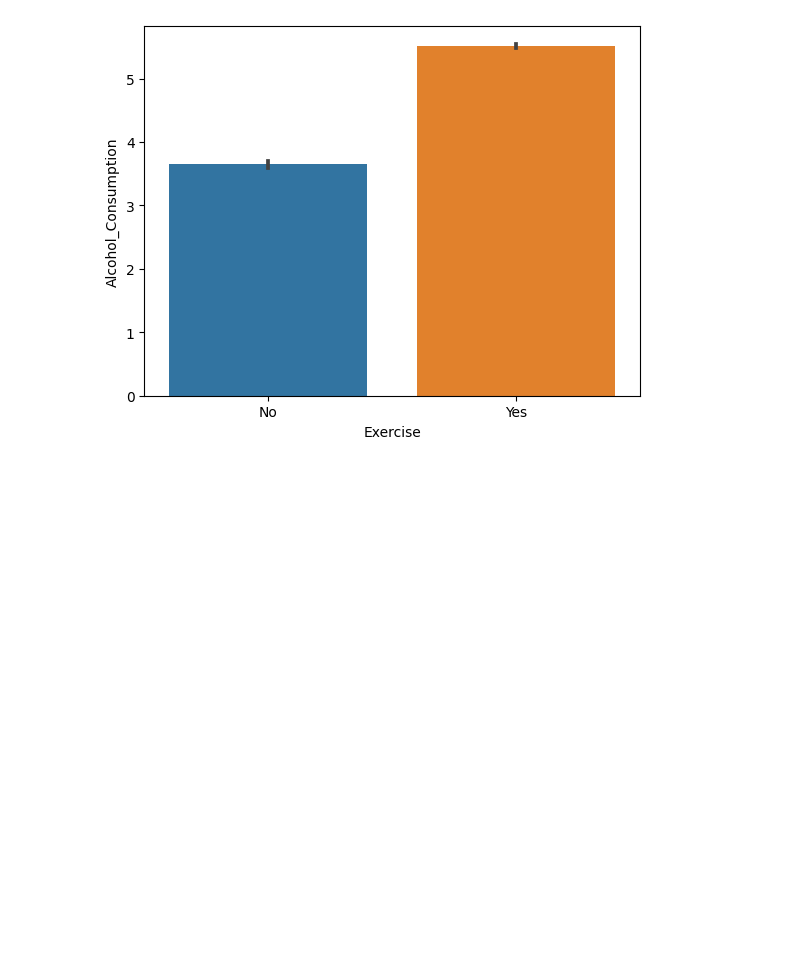
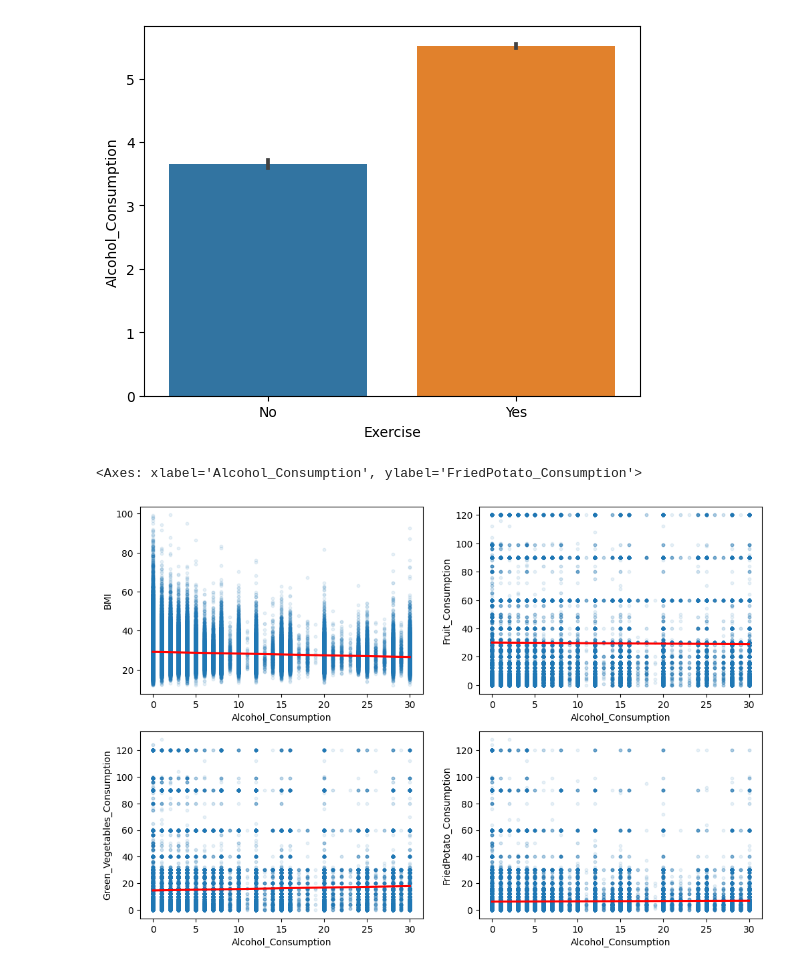
Before and after one commit to Kowallskiy/Cardiovascular-Disease-Risk-Prediction, a Jupyter notebook: Data_Analysis.ipynb, the cells around one changed output. Saved outputs shown, nothing was run; the diff lists cells and outputs as text; code cells hidden in the pictures; blank space fills up the shorter version.

```diff
--- a/Data_Analysis.ipynb
+++ b/Data_Analysis.ipynb
@@ -93,3 +87,12 @@ sns.barplot(x='Exercise', y='Alcohol_Consumption', data=disease_data)
 plt.show()
 # %% [output]
 [figure]
+# %%
+fig, axes = plt.subplots(nrows=2, ncols=2, figsize=(12, 8))
+sns.regplot(x="Alcohol_Consumption", y="BMI", data=disease_data, scatter_kws={'alpha': 0.1, 's': 10}, line_kws={'color': 'red'}, ax=axes[0, 0])
+sns.regplot(x="Alcohol_Consumption", y="Fruit_Consumption", data=disease_data, scatter_kws={'alpha': 0.1, 's': 10}, line_kws={'color': 'red'}, ax=axes[0, 1])
+sns.regplot(x="Alcohol_Consumption", y="Green_Vegetables_Consumption", data=disease_data, scatter_kws={'alpha': 0.1, 's': 10}, line_kws={'color': 'red'}, ax=axes[1, 0])
+sns.regplot(x="Alcohol_Consumption", y="FriedPotato_Consumption", data=disease_data, scatter_kws={'alpha': 0.1, 's': 10}, line_kws={'color': 'red'}, ax=axes[1, 1])
+# %% [output]
+<Axes: xlabel='Alcohol_Consumption', ylabel='FriedPotato_Consumption'>
+[figure, added]
```
Also changed, not shown: parts of 6 cells of this notebook.
